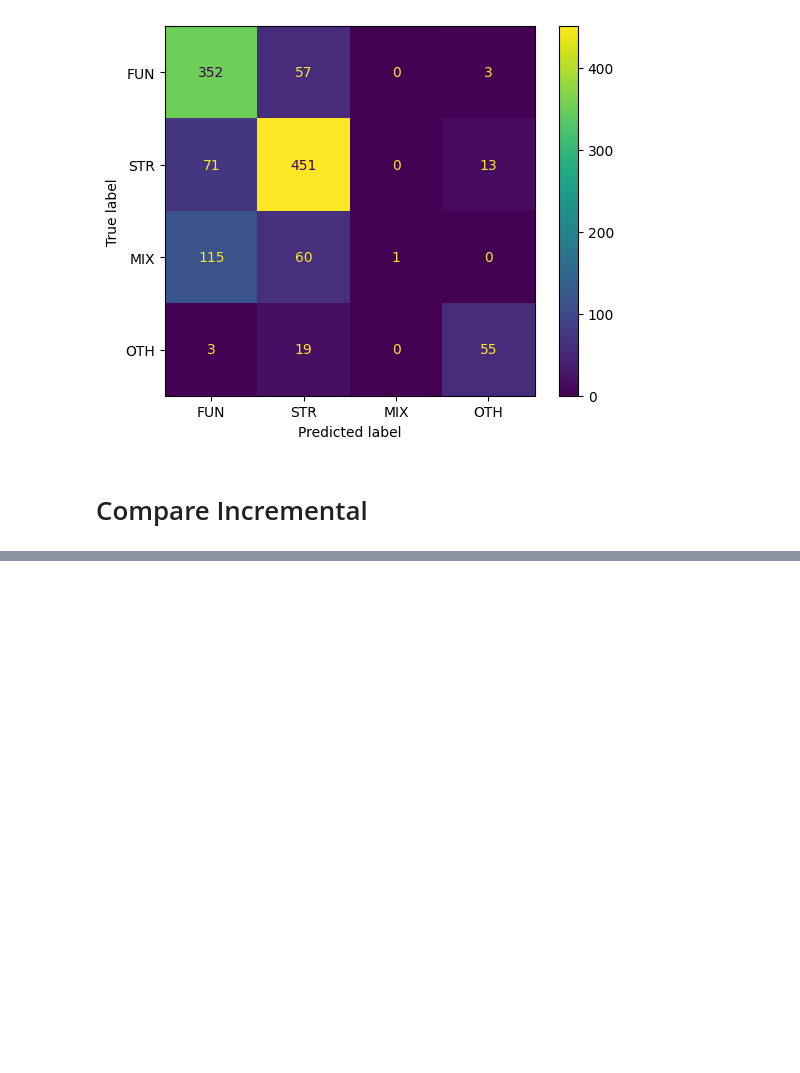
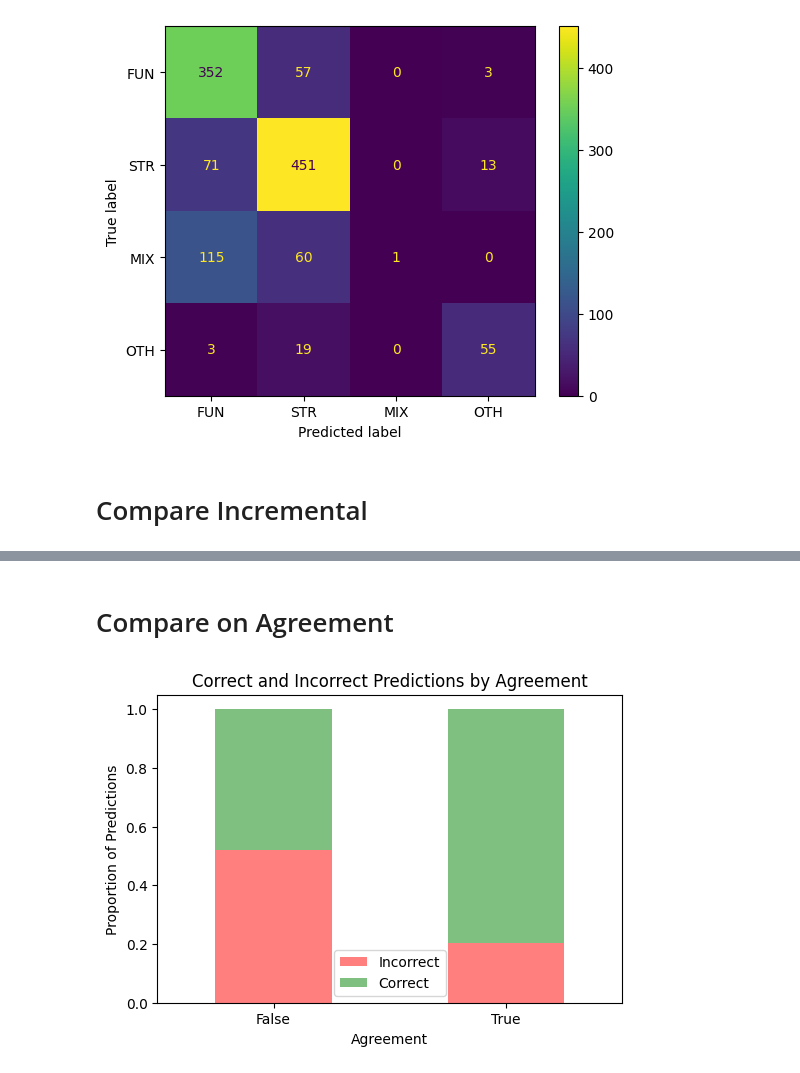
Before and after one commit to Marco-Consoloni/patent-sentence-classification, a Jupyter notebook: evaluate_incremental.ipynb, the cells around one changed output, grey strips where cells are left out. Drawn from its saved outputs; the diff is of its cells as text; code cells hidden in the pictures; blank space fills up the shorter version.

Commit message:
refactoring and add comparison on agreement

```diff
--- a/evaluate_incremental.ipynb
+++ b/evaluate_incremental.ipynb
@@ -138,0 +178,37 @@ plt.show()
+# %% [markdown]
+# Compare on Agreement
+# %%
+# Set file to analyse
+file_name = "test_3_3"
+
+# Import result
+file_path = f"/home/fantoni/patent-sentence-classification/results/incremental/{file_name}.xlsx"
+result_df = pd.read_excel(file_path)
+
+# Import agreement data
+agreement_df = pd.read_excel("/home/fantoni/patent-sentence-classification/data/1200_agreement_All.xlsx", usecols=['sent_id', 'agreement'])
+
+# Merge result with agreeement data
+result_df = pd.merge(result_df, agreement_df, on='sent_id', how='left')
+
+# Indetify Correct Prediction
+result_df['correct'] = result_df['sent_class'] == result_df['predicted_class']
+
+# Get max prob
+result_df["probabilities"] = result_df["probabilities"].apply(ast.literal_eval) # import as a list
+result_df['max_prob'] = result_df['probabilities'].apply(max)
+# %%
+# Compute proportions for stacked bar chart
+groups = result_df.groupby(['agreement', 'correct']).size().unstack()
+proportions = groups.div(groups.sum(axis=1), axis=0)
+
+# Plot stacked bar chart
+proportions.plot(kind='bar', stacked=True, color=['red', 'green'], figsize=(6, 4), alpha=0.5)
+plt.xlabel("Agreement")
+plt.ylabel("Proportion of Predictions")
+plt.title("Correct and Incorrect Predictions by Agreement")
+plt.xticks(ticks=[0, 1], labels=['False', 'True'], rotation=0)
+plt.legend(['Incorrect', 'Correct'])
+plt.show()
+# %% [output]
+[figure, added]
```
Also changed, not shown: parts of 11 cells of this notebook, 7 other files.
